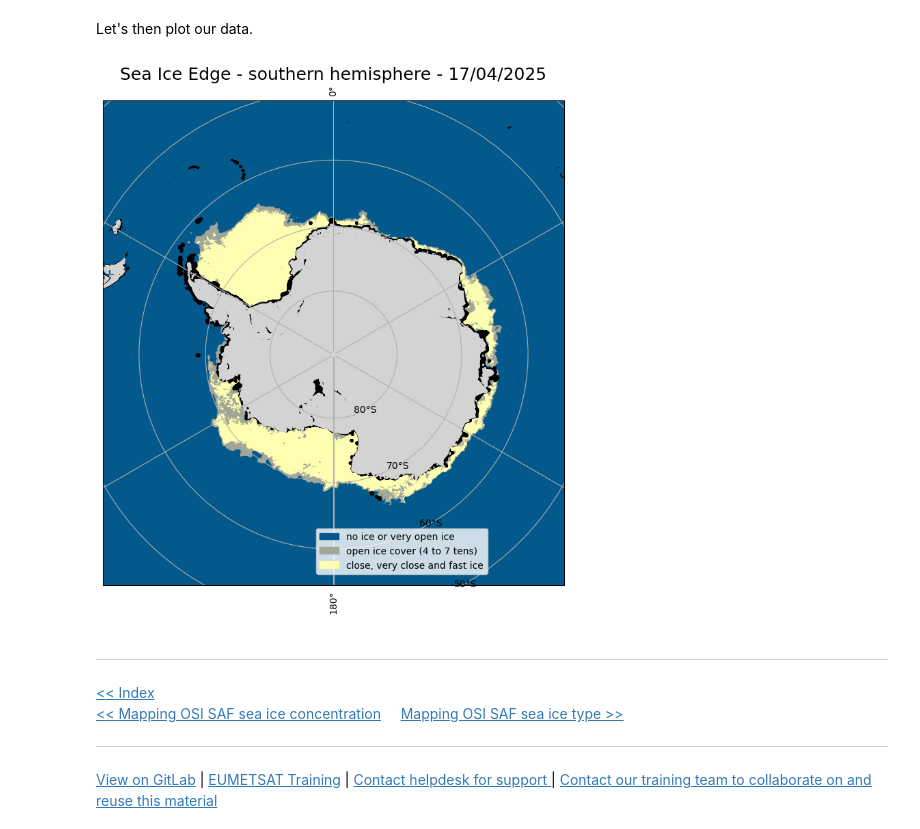
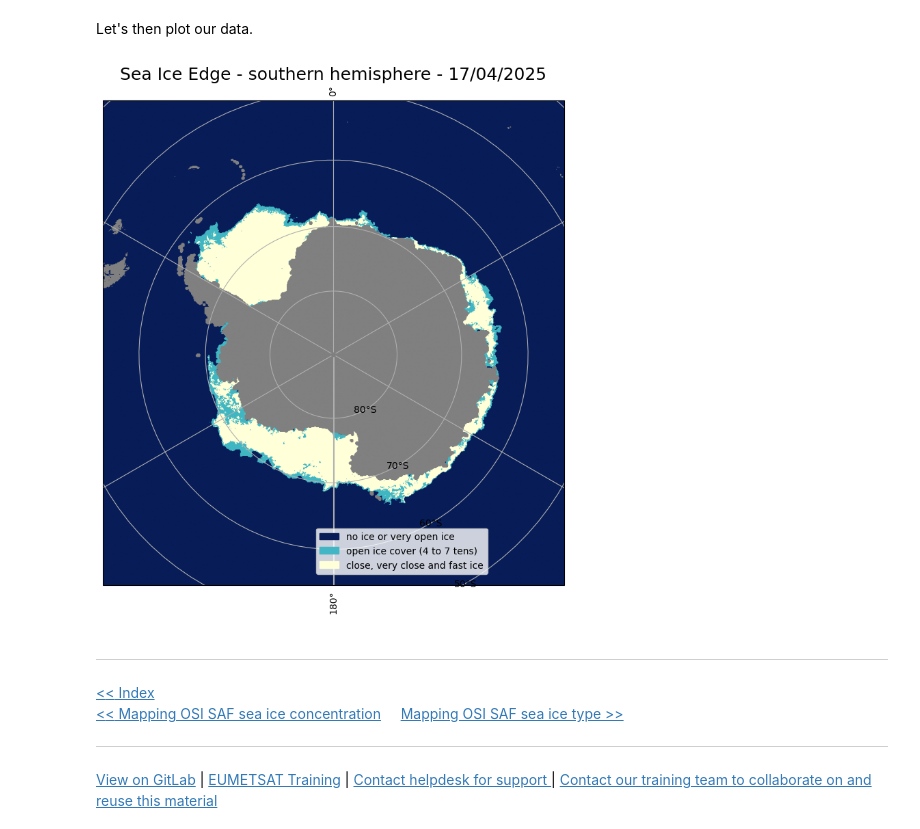
Before and after one commit to eumetsat/learn-osi-saf-sea-ice, a Jupyter notebook: 1_OSI_SAF_sea_ice_introductory/1_3b_OSI_SAF_sea_ice_mapping_Ice_Edge.ipynb, the cells around one changed output. Saved outputs shown, nothing was run; the diff lists cells and outputs as text; code cells hidden in the pictures.

Commit message:
cmap update

```diff
--- a/1_OSI_SAF_sea_ice_introductory/1_3b_OSI_SAF_sea_ice_mapping_Ice_Edge.ipynb
+++ b/1_OSI_SAF_sea_ice_introductory/1_3b_OSI_SAF_sea_ice_mapping_Ice_Edge.ipynb
@@ -104,8 +104,8 @@ def mapping_edge(directory, data_projection, output_projection, cmap, ax=None, t
     # define plot carateristics
     if not ax: ax = plt.axes([0.05,0.05,0.75,0.85], projection=output_projection)
     if region: ax.set_extent(region, crs=data_projection)
-    ax.add_feature(cfeature.OCEAN, zorder=0, facecolor='black') # Change color of ocean
-    ax.add_feature(cfeature.LAND, zorder=0, facecolor='lightgrey')  # Change color of land
+    ax.add_feature(cfeature.OCEAN, zorder=0, facecolor=cmap(0)) # Default color of ocean. We set it as the value "open ocean" of the colourmap (to be select below).
+    ax.add_feature(cfeature.LAND, zorder=0, facecolor='grey')  # Change color of land
     ax.gridlines(draw_labels=True)   # Add grid line with latitude and logitude label
     #ax.coastlines()    # Add coastline
     if ice_shelves: ax.add_feature(ice_shelves, )
@@ -178,0 +175,7 @@ cmap = cmcrameri.cm.nuuk
+# %%
+#cmap = mpl_cm.get_cmap('jet')
+#cmap = cmocean.cm.ice
+#cmap = cmcrameri.cm.nuuk
+
+cmap = mpl_cm.get_cmap('YlGnBu_r')
+cmap.set_bad('grey') # including this allows us not to define the shelve mask for antarctica: all the pixels with "no edge values" will be masked (grey), including land and shelves.
@@ -236,21 +238,20 @@ Let's then plot our data.
 # %%
 # Create a new figure
 fig = plt.figure(figsize=(9,9))
 
 # Map Sea Ice concentration
 data_projection=ccrs.Stereographic(central_latitude=-90.0, central_longitude=0.0, true_scale_latitude=-70.0)
 output_projection=ccrs.Stereographic(central_latitude=-90.0, central_longitude=0.0, true_scale_latitude=-70.0)
 im = mapping_edge(directory,
                   data_projection,
                   output_projection,
                   cmap=cmap,
-                  ice_shelves=ice_shelves,
                   title="Sea Ice Edge - southern hemisphere - "+ filedate)
 
 # Add a colorbar for sea ice concentration
 add_legend(im)
 # %% [output]
-[figure, old version]
+[figure, new version]
 # %% [markdown]
 <hr>
 <a href="../Index.ipynb" target="_blank"><< Index</a>
```
Also changed, not shown: parts of 5 cells of this notebook.
